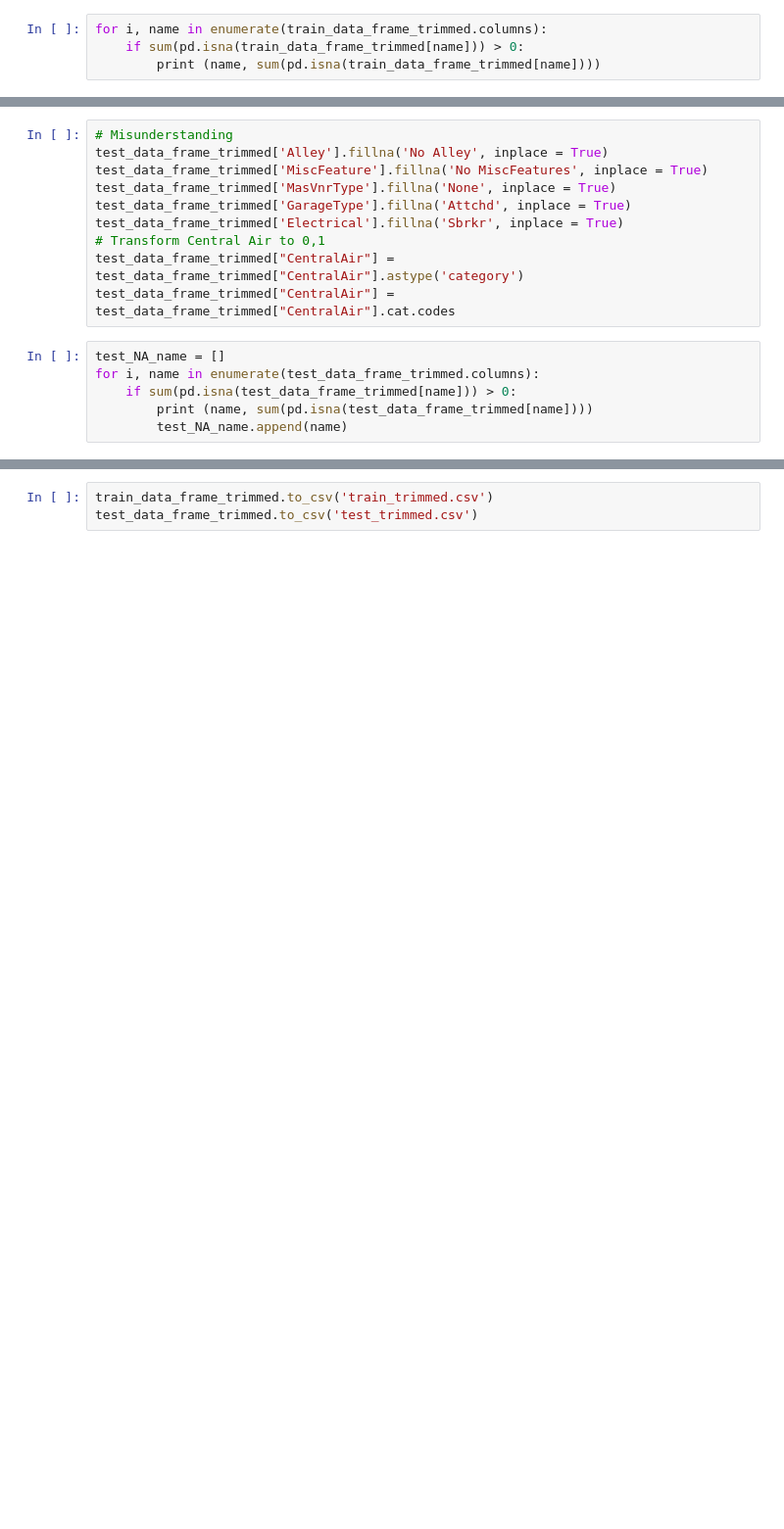
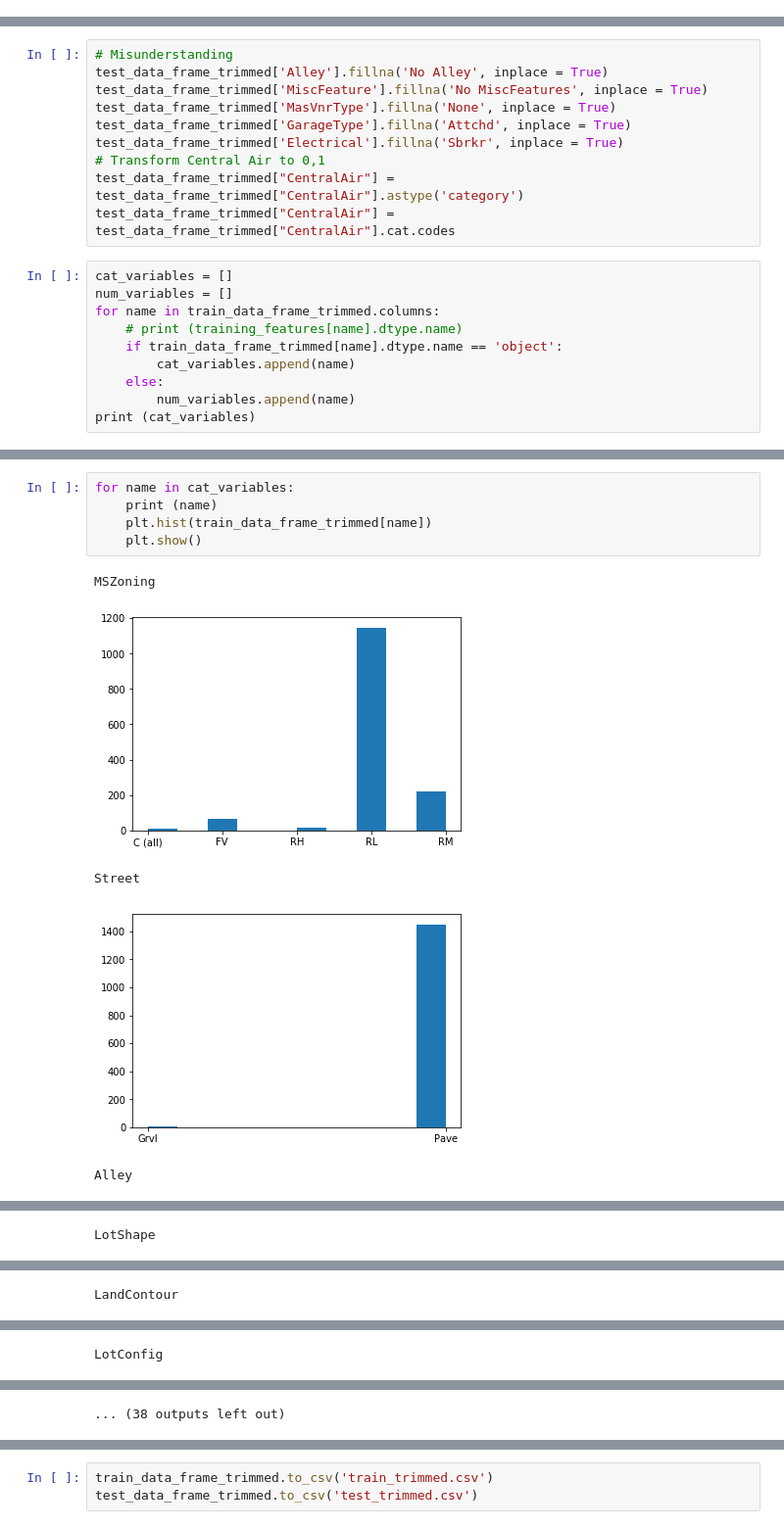
Before and after one commit to Henrywcj/Kaggle-Competition-UCLA, a Jupyter notebook: Predicting Housing Price.ipynb, the cells around one changed output, grey strips where cells are left out. Shown at 98% size. Drawn from its saved outputs; the diff is of its cells as text; blank space fills up the shorter version.

```diff
--- a/Predicting Housing Price.ipynb
+++ b/Predicting Housing Price.ipynb
@@ -169,7 +169,3 @@ for name in ordinal_list:
 test_data_frame_trimmed['Functional'] = test_data_frame_trimmed['Functional'].map(
     {None: 0, "Sal": 1, "Sev": 2, "Maj2": 3, "Maj1": 4,
          "Mod": 5, "Min2": 6, "Min1": 7, "Typ": 8}).astype(int)
-# %%
-for i, name in enumerate(train_data_frame_trimmed.columns):
-    if sum(pd.isna(train_data_frame_trimmed[name])) > 0:
-        print (name, sum(pd.isna(train_data_frame_trimmed[name])))
@@ -199,9 +189,13 @@ test_data_frame_trimmed['Electrical'].fillna('Sbrkr', inplace = True)
 # Transform Central Air to 0,1
 test_data_frame_trimmed["CentralAir"] = test_data_frame_trimmed["CentralAir"].astype('category')
 test_data_frame_trimmed["CentralAir"] = test_data_frame_trimmed["CentralAir"].cat.codes
-# %%
-test_NA_name = []
-for i, name in enumerate(test_data_frame_trimmed.columns):
-    if sum(pd.isna(test_data_frame_trimmed[name])) > 0:
-        print (name, sum(pd.isna(test_data_frame_trimmed[name])))
-        test_NA_name.append(name)
+# %%
+cat_variables = []
+num_variables = []
+for name in train_data_frame_trimmed.columns:
+    # print (training_features[name].dtype.name)
+    if train_data_frame_trimmed[name].dtype.name == 'object':
+        cat_variables.append(name)
+    else:
+        num_variables.append(name)
+print (cat_variables)
@@ -207,0 +204,11 @@ for i, name in enumerate(test_data_frame_trimmed.columns):
+# %%
+for name in cat_variables:
+    print (name)
+    plt.hist(train_data_frame_trimmed[name])
+    plt.show()
+# %% [output]
+MSZoning
+[figure, added]
+Street
+[figure, added]
+Alley
@@ -207,0 +216 @@ for i, name in enumerate(test_data_frame_trimmed.columns):
+LotShape
@@ -207,0 +218 @@ for i, name in enumerate(test_data_frame_trimmed.columns):
+LandContour
@@ -207,0 +220 @@ for i, name in enumerate(test_data_frame_trimmed.columns):
+LotConfig
@@ -207,0 +222 @@ for i, name in enumerate(test_data_frame_trimmed.columns):
+... (38 outputs left out)
```
Also changed, not shown: parts of 4 cells of this notebook.
